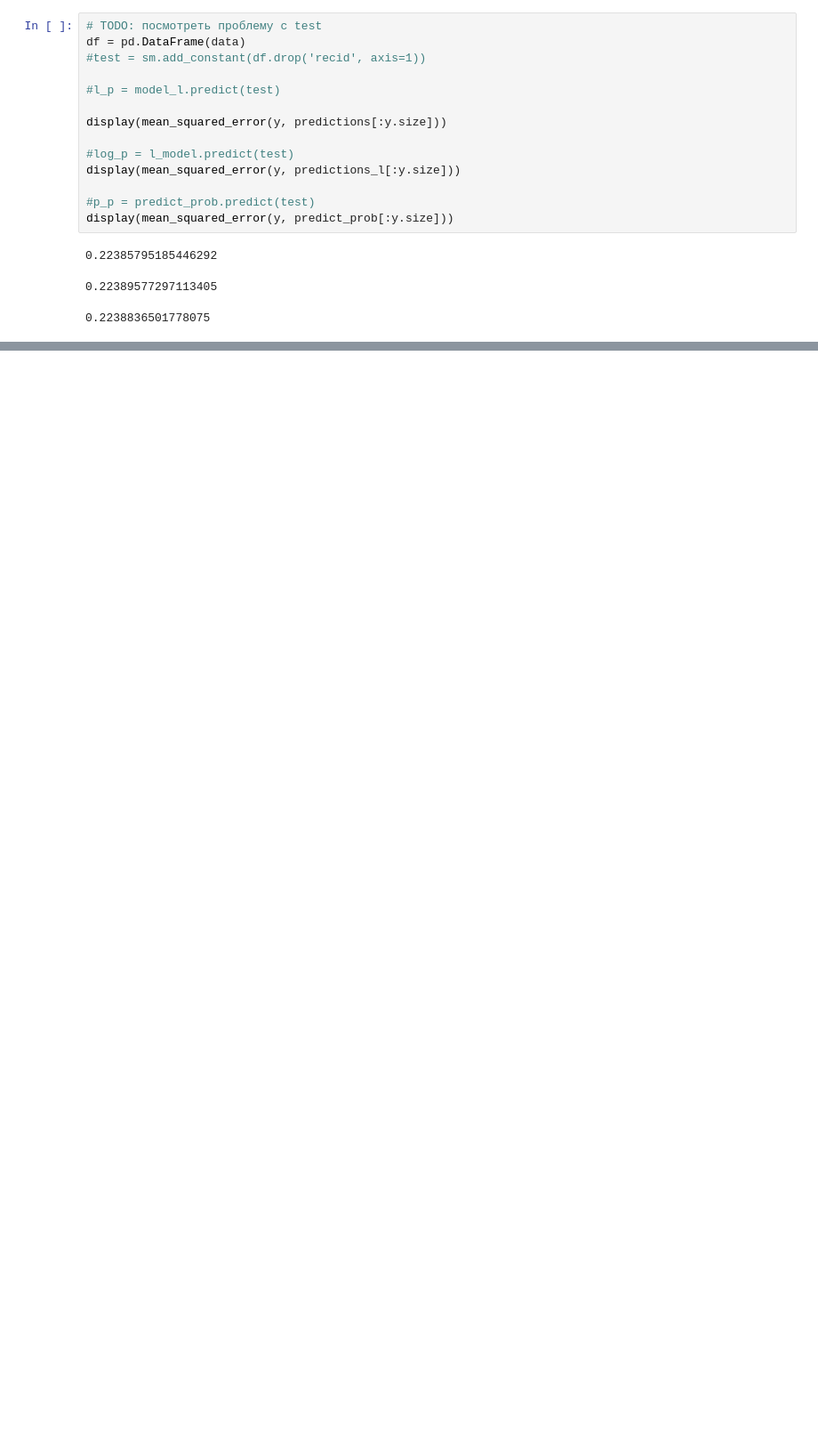
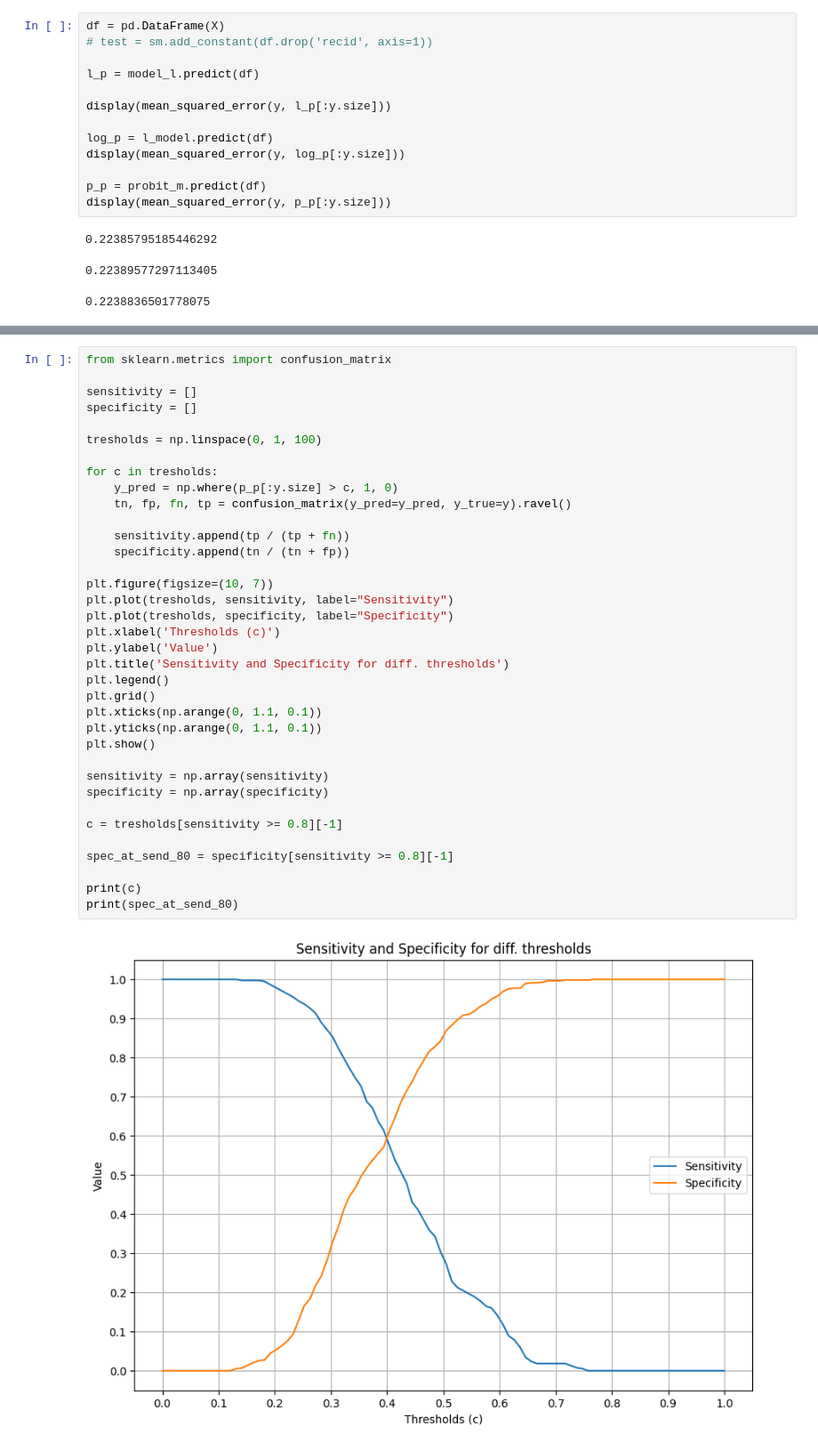
Before and after one commit to SamuraiGalahad/IDZ_HW, a Jupyter notebook: hw.ipynb, the cells around one changed output, grey strips where cells are left out. Shown: that part at 89% size. Drawn from its saved outputs; the diff is of its cells as text; blank space fills up the shorter version.

```diff
--- a/hw.ipynb
+++ b/hw.ipynb
@@ -291,19 +292,18 @@ display(matrix)
 # %% [markdown]
 ## 3
 # %%
-# TODO: посмотреть проблему c test
-df = pd.DataFrame(data)
-#test = sm.add_constant(df.drop('recid', axis=1))
+df = pd.DataFrame(X)
+# test = sm.add_constant(df.drop('recid', axis=1))
 
-#l_p = model_l.predict(test)
+l_p = model_l.predict(df)
 
-display(mean_squared_error(y, predictions[:y.size]))
+display(mean_squared_error(y, l_p[:y.size]))
 
-#log_p = l_model.predict(test)
-display(mean_squared_error(y, predictions_l[:y.size]))
+log_p = l_model.predict(df)
+display(mean_squared_error(y, log_p[:y.size]))
 
-#p_p = predict_prob.predict(test)
-display(mean_squared_error(y, predict_prob[:y.size]))
+p_p = probit_m.predict(df)
+display(mean_squared_error(y, p_p[:y.size]))
 # %% [output]
 0.22385795185446292
 0.22389577297113405
@@ -337,0 +357,38 @@ False
+# %%
+from sklearn.metrics import confusion_matrix
+
+sensitivity = []
+specificity = []
+
+tresholds = np.linspace(0, 1, 100)
+
+for c in tresholds:
+    y_pred = np.where(p_p[:y.size] > c, 1, 0)
+    tn, fp, fn, tp = confusion_matrix(y_pred=y_pred, y_true=y).ravel()
+
+    sensitivity.append(tp / (tp + fn))
+    specificity.append(tn / (tn + fp))
+
+plt.figure(figsize=(10, 7))
+plt.plot(tresholds, sensitivity, label="Sensitivity")
+plt.plot(tresholds, specificity, label="Specificity")
+plt.xlabel('Thresholds (c)')
+plt.ylabel('Value')
+plt.title('Sensitivity and Specificity for diff. thresholds')
+plt.legend()
+plt.grid()
+plt.xticks(np.arange(0, 1.1, 0.1))
+plt.yticks(np.arange(0, 1.1, 0.1))
+plt.show()
+
+sensitivity = np.array(sensitivity)
+specificity = np.array(specificity)
+
+c = tresholds[sensitivity >= 0.8][-1]
+
+spec_at_send_80 = specificity[sensitivity >= 0.8][-1]
+
+print(c)
+print(spec_at_send_80)
+# %% [output]
+[figure, added]
```
Also changed, not shown: parts of 6 cells of this notebook.
